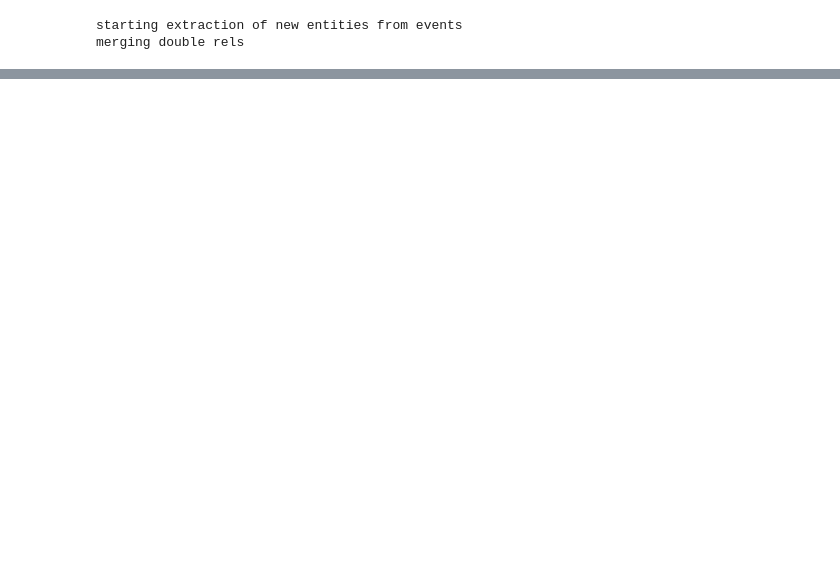
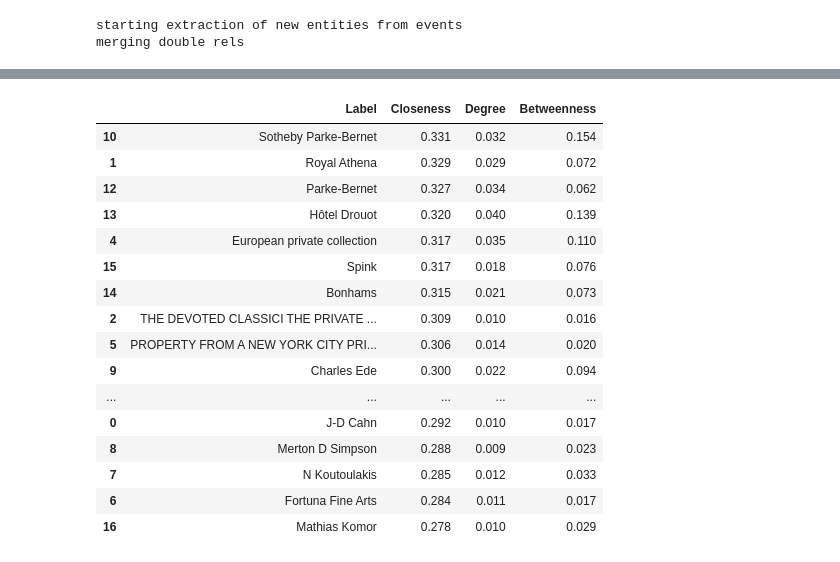
Before and after one commit to riccardogvn/AIKoGAM, a Jupyter notebook: AIKoGAM_notebook.ipynb, the cells around one changed output, grey strips where cells are left out. Saved outputs shown, nothing was run; the diff lists cells and outputs as text; code cells hidden in the pictures; blank space fills up the shorter version.

```diff
--- a/AIKoGAM_notebook.ipynb
+++ b/AIKoGAM_notebook.ipynb
@@ -1479,0 +484,2 @@ KeyboardInterrupt:
+# %%
+adjusted_graph = pickle.load(open(f'{GRAPH_FOLDER}llc_actors_actors.pickle', 'rb'))
@@ -1479,0 +623,12 @@ KeyboardInterrupt:
+# %%
+resulting_values = pickle.load(open('resulting_values.pickle', 'rb'))
+# %%
+degree_centrality = resulting_values['Degree Centrality (DC)']
+eigenvector_centrality =  resulting_values['Eigenvector Centrality (EC)']
+betweenness_centrality = resulting_values['Betweenness Centrality (BC)']
+closeness_centrality = resulting_values['Closeness Centrality (CC)']
+
+statistics = {'Degree Centrality (DC)': degree_centrality,
+    'Eigenvector Centrality (EC)': eigenvector_centrality,
+    'Betweenness Centrality (BC)': betweenness_centrality,
+    'Closeness Centrality (CC)': closeness_centrality}
@@ -1479,0 +684,9 @@ KeyboardInterrupt:
+# %%
+# Print top nodes based on centrality measures
+topeig = print_top_nodes(eigenvector_centrality, "Eigenvector", adjusted_graph, num_top_nodes=50)
+print("\n")
+topbet = print_top_nodes(betweenness_centrality, "Betweenness", adjusted_graph, num_top_nodes=50)
+print("\n")
+topclos = print_top_nodes(closeness_centrality, "Closeness", adjusted_graph, num_top_nodes=50)
+print('\n')
+topdeg = print_top_nodes(degree_centrality, "Degree", adjusted_graph, num_top_nodes=50)
@@ -1479,0 +711,40 @@ KeyboardInterrupt:
+# %%
+
+# Read centrality data from dictionaries
+degree_df = read_centrality_data(topdeg)
+betweenness_df = read_centrality_data(topbet)
+eigenvector_df = read_centrality_data(topeig)
+closeness_df = read_centrality_data(topclos)
+
+# Find common nodes
+common_nodes = find_common_nodes(closeness_df,degree_df, betweenness_df)
+
+# Create a new DataFrame with common nodes
+common_nodes_df = pd.DataFrame({'Label': list(common_nodes)})
+
+# Merge common nodes with each centrality measure with different suffixes
+common_nodes_df = pd.merge(common_nodes_df, closeness_df, on='Label').rename(columns={'Score':'Closeness'})
+common_nodes_df = pd.merge(common_nodes_df, degree_df, on='Label').rename(columns={'Score':'Degree'})
+common_nodes_df = pd.merge(common_nodes_df, betweenness_df, on='Label').rename(columns={'Score':'Betweenness'})
+
+# Order the DataFrame based on Degree Score in descending order
+common_nodes_df = common_nodes_df.sort_values(by='Closeness', ascending=False)
+common_nodes_df[['Label','Closeness','Degree', 'Betweenness']]
+# %% [output]
+|  | Label | Closeness | Degree | Betweenness |
+| 10 | Sotheby Parke-Bernet | 0.331 | 0.032 | 0.154 |
+| 1 | Royal Athena | 0.329 | 0.029 | 0.072 |
+| 12 | Parke-Bernet | 0.327 | 0.034 | 0.062 |
+| 13 | Hôtel Drouot | 0.320 | 0.040 | 0.139 |
+| 4 | European private collection | 0.317 | 0.035 | 0.110 |
+| 15 | Spink | 0.317 | 0.018 | 0.076 |
+| 14 | Bonhams | 0.315 | 0.021 | 0.073 |
+| 2 | THE DEVOTED CLASSICI THE PRIVATE ... | 0.309 | 0.010 | 0.016 |
+| 5 | PROPERTY FROM A NEW YORK CITY PRI... | 0.306 | 0.014 | 0.020 |
+| 9 | Charles Ede | 0.300 | 0.022 | 0.094 |
+| ... | ... | ... | ... | ... |
+| 0 | J-D Cahn | 0.292 | 0.010 | 0.017 |
+| 8 | Merton D Simpson | 0.288 | 0.009 | 0.023 |
+| 7 | N Koutoulakis | 0.285 | 0.012 | 0.033 |
+| 6 | Fortuna Fine Arts | 0.284 | 0.011 | 0.017 |
+| 16 | Mathias Komor | 0.278 | 0.010 | 0.029 |
```
Also changed, not shown: parts of 80 cells of this notebook.
